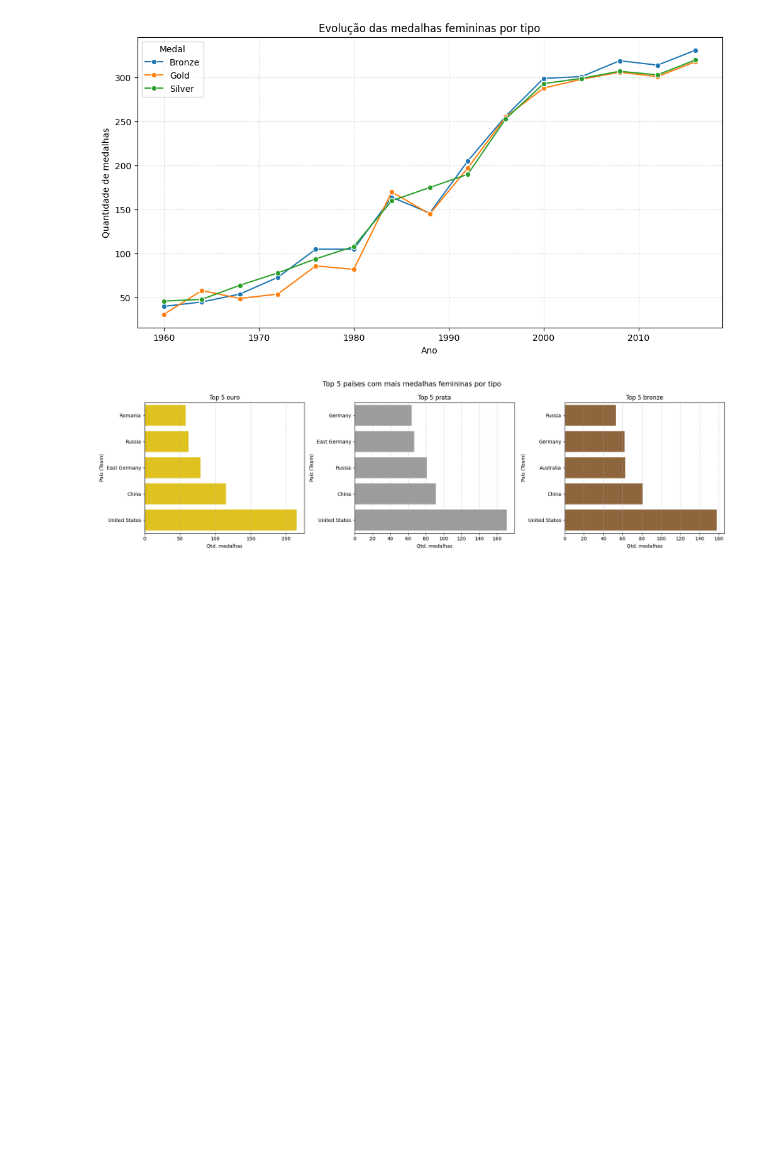
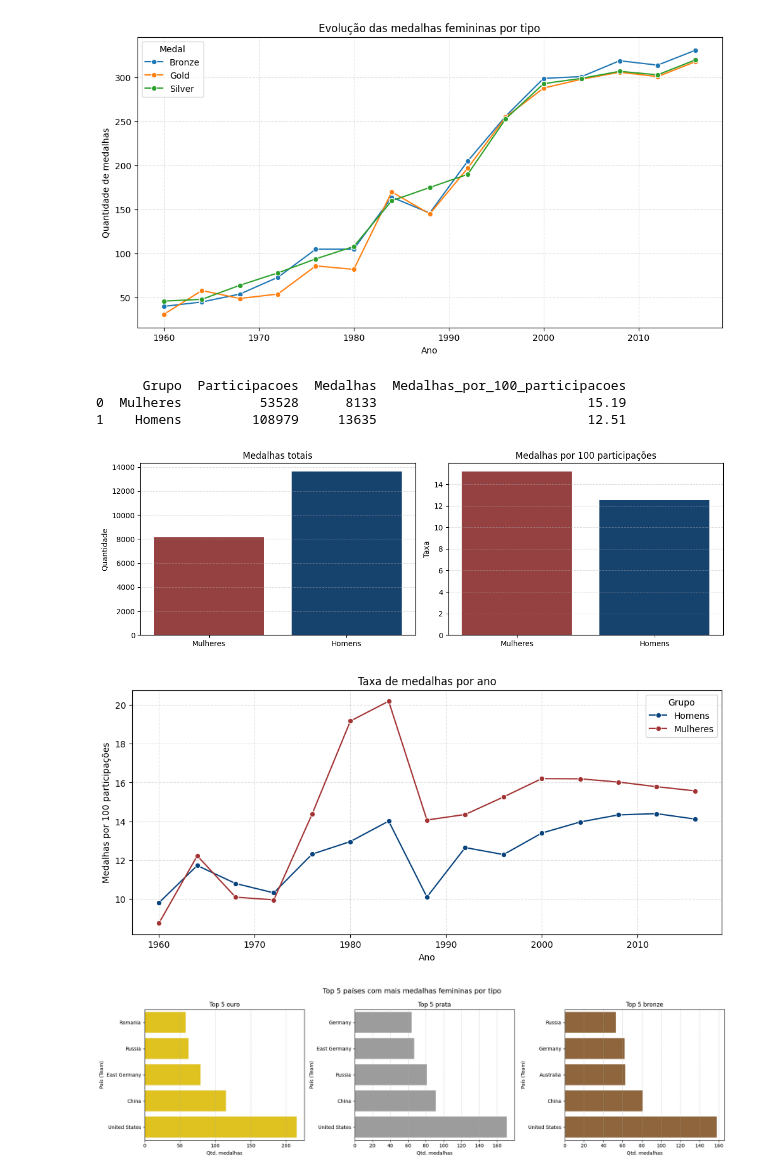
Before and after one commit to ClaraCaldas/Projeto-ICD, a Jupyter notebook: analiseFeminina.ipynb, the cells around one changed output. Saved outputs shown, nothing was run; the diff lists cells and outputs as text; code cells hidden in the pictures; blank space fills up the shorter version.

```diff
--- a/analiseFeminina.ipynb
+++ b/analiseFeminina.ipynb
@@ -172,6 +194,43 @@ plt.grid(True, linestyle='--', alpha=0.4)
 plt.show()
 # %% [output]
 [figure]
+# %%
+bases = {'Mulheres': dfM,'Homens': dfH}
+
+cores = {'Mulheres': "#a33333",'Homens': '#07427d'}
+
+comparativo = (pd.DataFrame({'Grupo': list(bases.keys()),'Participacoes': [len(base) for base in bases.values()],'Medalhas': [base['Medal'].notna().sum() for base in bases.values()]}).assign(Medalhas_por_100_participacoes=lambda x: 100 * x['Medalhas'] / x['Participacoes']))
+
+print(comparativo.round(2))
+
+fig, axes = plt.subplots(1, 2, figsize=(12, 4))
+metricas = [('Medalhas', 'Medalhas totais', 'Quantidade'),('Medalhas_por_100_participacoes', 'Medalhas por 100 participações', 'Taxa')]
+
+for ax, (coluna, titulo, eixo_y) in zip(axes, metricas):
+    sns.barplot(data=comparativo,x='Grupo',y=coluna,hue='Grupo',palette=cores,legend=False,ax=ax)
+    ax.set_title(titulo)
+    ax.set_xlabel('')
+    ax.set_ylabel(eixo_y)
+    ax.grid(axis='y', linestyle='--', alpha=0.4)
+
+plt.tight_layout()
+plt.show()
+
+comparativo_ano = (pd.concat(bases, names=['Grupo']).reset_index(level=0).groupby(['Grupo', 'Year']).agg(Participacoes=('Year', 'size'),Medalhas=('Medal', lambda s: s.notna().sum())).assign(Taxa_medalhas=lambda x: 100 * x['Medalhas'] / x['Participacoes']).reset_index())
+
+plt.figure(figsize=(12, 5))
+sns.lineplot(data=comparativo_ano,x='Year',y='Taxa_medalhas',hue='Grupo',marker='o',palette=cores)
+plt.title('Taxa de medalhas por ano')
+plt.xlabel('Ano')
+plt.ylabel('Medalhas por 100 participações')
+plt.grid(True, linestyle='--', alpha=0.4)
+plt.show()
+# %% [output]
+      Grupo  Participacoes  Medalhas  Medalhas_por_100_participacoes
+0  Mulheres          53528      8133                           15.19
+1    Homens         108979     13635                           12.51
+[figure, added]
+[figure, added]
 # %%
 medalhas_pais_fem = (dfM[dfM['Medal'].notna()].drop_duplicates(subset=['Year', 'NOC', 'Event', 'Medal']).groupby(['Team', 'Medal']).size().unstack(fill_value=0))
 
```
Also changed, not shown: parts of 3 cells of this notebook.
